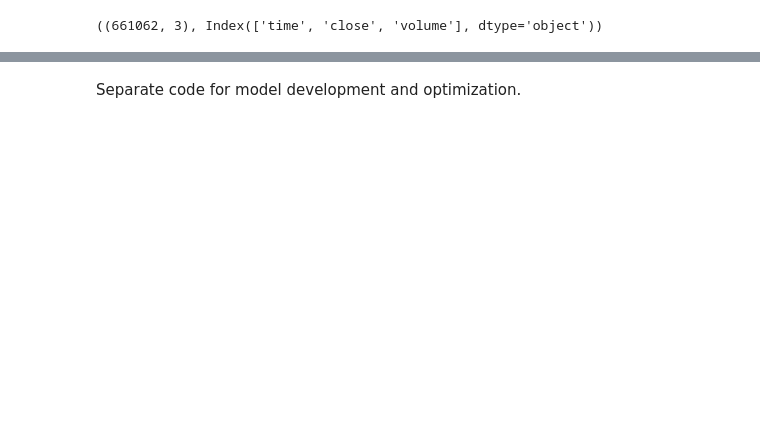
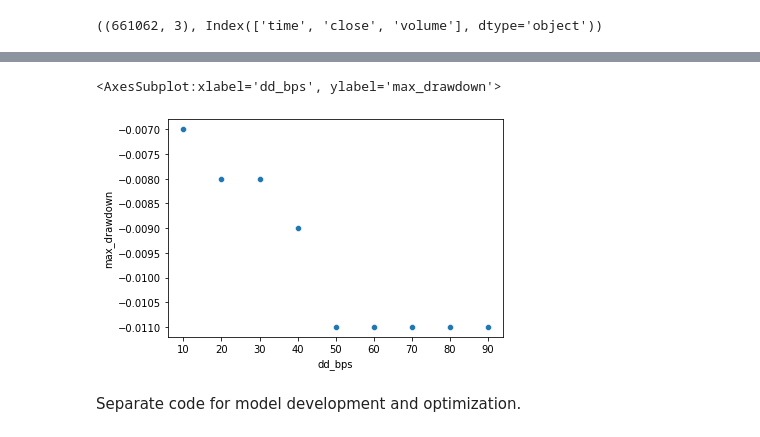
Before and after one commit to romin-ebrahimi/optimal-trades, a Jupyter notebook: main.ipynb, the cells around one changed output, grey strips where cells are left out. Drawn from its saved outputs; the diff is of its cells as text; code cells hidden in the pictures; blank space fills up the shorter version.

```diff
--- a/main.ipynb
+++ b/main.ipynb
@@ -84,2 +84,9 @@ sb.scatterplot(data = df_stats,
+# %%
+sb.scatterplot(data = df_stats,
+               x = 'dd_bps',
+               y = 'max_drawdown')
+# %% [output]
+<AxesSubplot:xlabel='dd_bps', ylabel='max_drawdown'>
+[figure, added]
 # %% [markdown]
 Separate code for model development and optimization.
```
Also changed, not shown: parts of 6 cells of this notebook, 1 other file.
